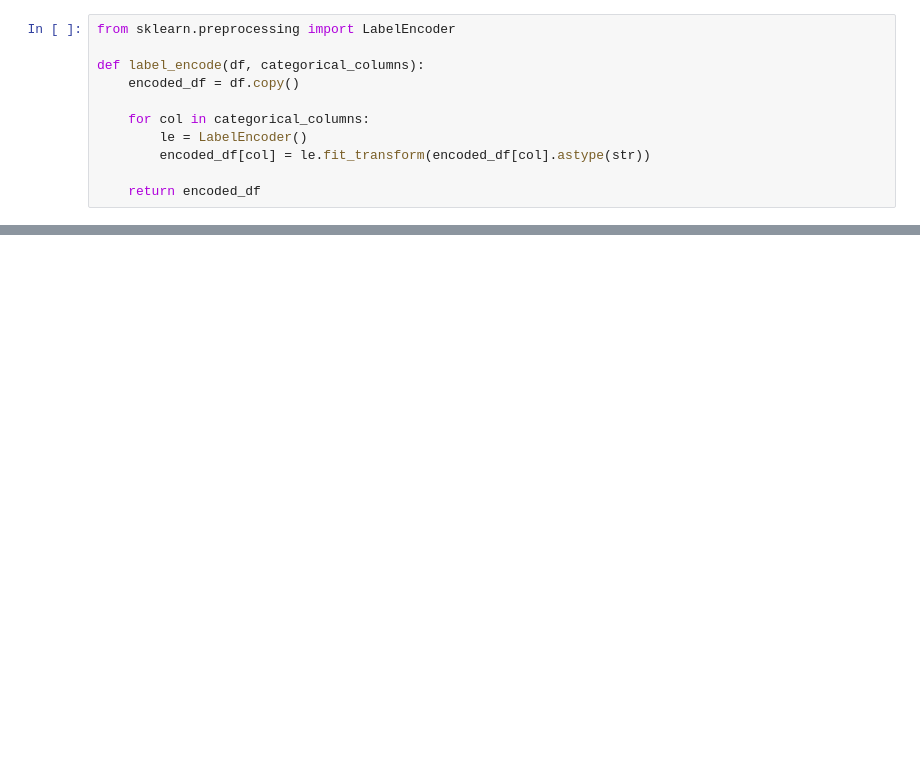
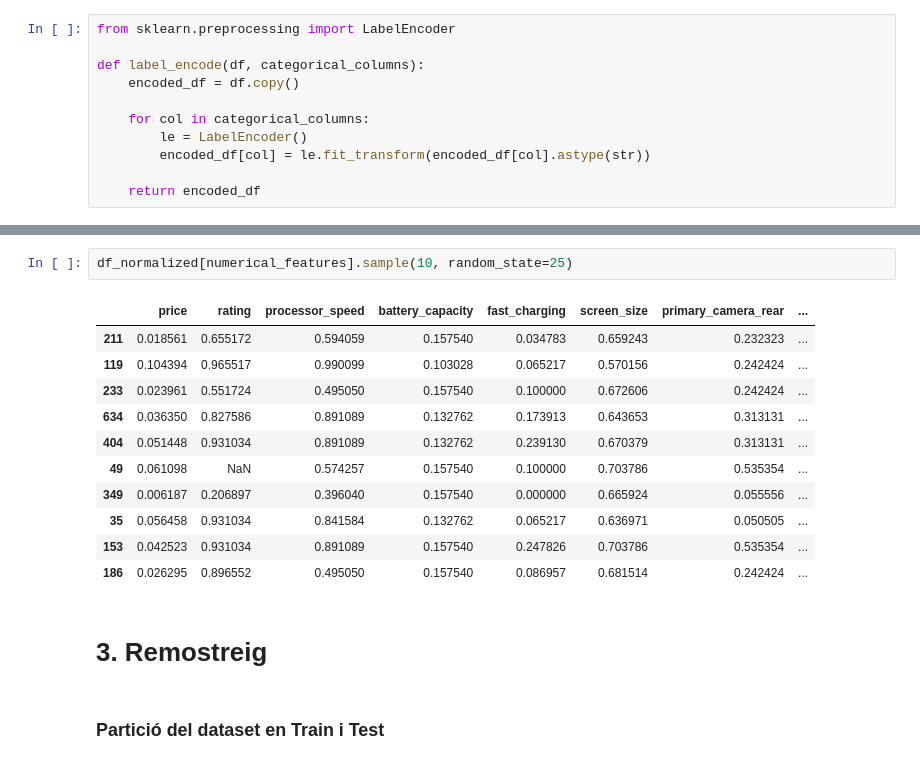
Before and after one commit to paupratAI/Multilayer_Perceptron, a Jupyter notebook: main.ipynb, the cells around one changed output, grey strips where cells are left out. Drawn from its saved outputs; the diff is of its cells as text; blank space fills up the shorter version.

```diff
--- a/main.ipynb
+++ b/main.ipynb
@@ -303,0 +293,18 @@ for feature in numerical_features:
+# %%
+df_normalized[numerical_features].sample(10, random_state=25)
+# %% [output]
+|  | price | rating | processor_speed | battery_capacity | fast_charging | screen_size | primary_camera_rear | ... |
+| 211 | 0.018561 | 0.655172 | 0.594059 | 0.157540 | 0.034783 | 0.659243 | 0.232323 | ... |
+| 119 | 0.104394 | 0.965517 | 0.990099 | 0.103028 | 0.065217 | 0.570156 | 0.242424 | ... |
+| 233 | 0.023961 | 0.551724 | 0.495050 | 0.157540 | 0.100000 | 0.672606 | 0.242424 | ... |
+| 634 | 0.036350 | 0.827586 | 0.891089 | 0.132762 | 0.173913 | 0.643653 | 0.313131 | ... |
+| 404 | 0.051448 | 0.931034 | 0.891089 | 0.132762 | 0.239130 | 0.670379 | 0.313131 | ... |
+| 49 | 0.061098 | NaN | 0.574257 | 0.157540 | 0.100000 | 0.703786 | 0.535354 | ... |
+| 349 | 0.006187 | 0.206897 | 0.396040 | 0.157540 | 0.000000 | 0.665924 | 0.055556 | ... |
+| 35 | 0.056458 | 0.931034 | 0.841584 | 0.132762 | 0.065217 | 0.636971 | 0.050505 | ... |
+| 153 | 0.042523 | 0.931034 | 0.891089 | 0.157540 | 0.247826 | 0.703786 | 0.535354 | ... |
+| 186 | 0.026295 | 0.896552 | 0.495050 | 0.157540 | 0.086957 | 0.681514 | 0.242424 | ... |
+# %% [markdown]
+# 3. Remostreig
+# %% [markdown]
+### Partició del dataset en Train i Test
```
Also changed, not shown: parts of 16 cells of this notebook, 1 other file.
